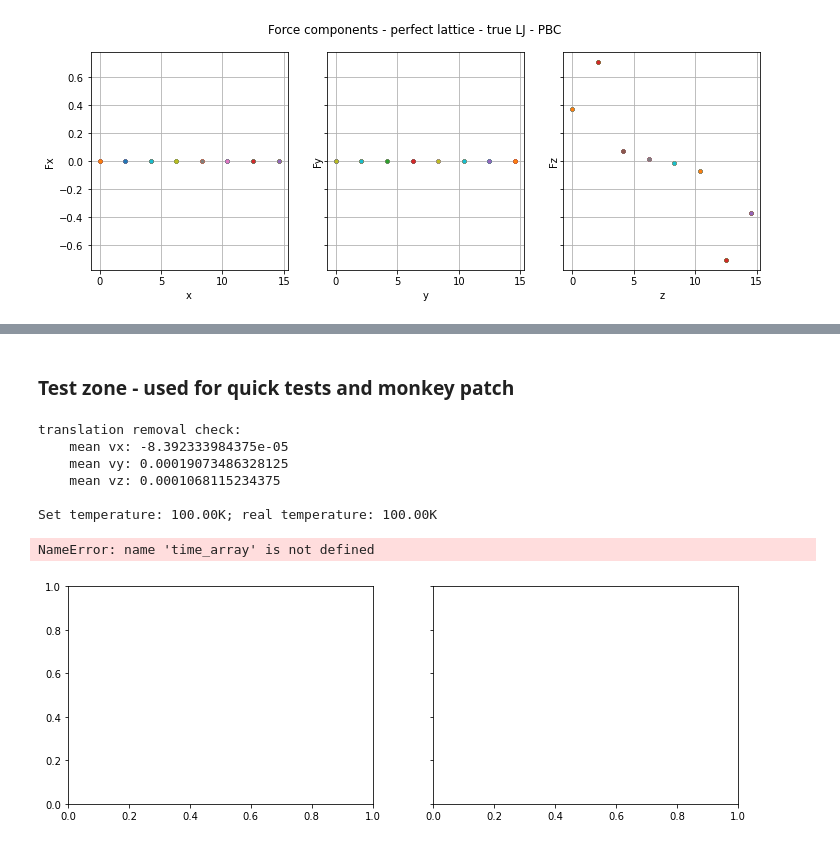
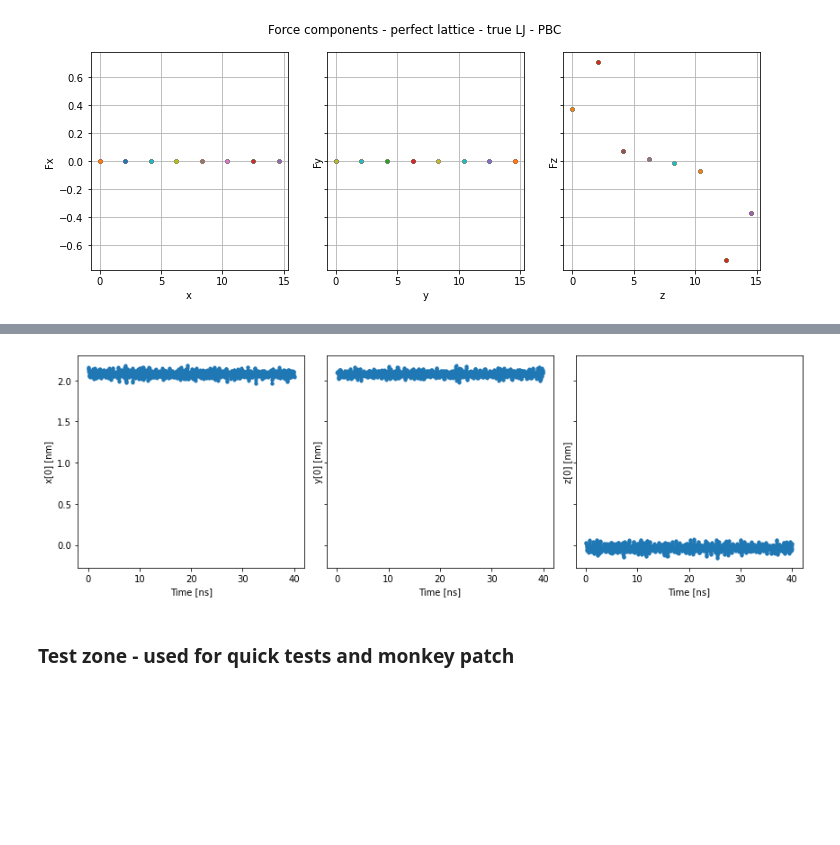
Before and after one commit to demetriomagatti/molecular_dynamics, a Jupyter notebook: molecular_dynamics.ipynb, the cells around one changed output, grey strips where cells are left out. Cells and saved outputs as stored; diff of their text form; code cells hidden in the pictures; blank space fills up the shorter version.

```diff
--- a/molecular_dynamics.ipynb
+++ b/molecular_dynamics.ipynb
@@ -168,2 +259,19 @@ Set temperature: 100.00K; real temperature: 100.00K
+# %%
+fig,axs = plt.subplots(1,3,sharey=True,figsize=(12,4))
+
+axs[0].plot(time_array*1e12,all_x[0],'.-')
+axs[1].plot(time_array*1e12,all_y[0],'.-')
+axs[2].plot(time_array*1e12,all_z[0],'.-')
+
+for ax in axs:
+    ax.set_xlabel('Time [ns]')
+
+axs[0].set_ylabel('x[0] [nm]')
+axs[1].set_ylabel('y[0] [nm]')
+axs[2].set_ylabel('z[0] [nm]')
+
+fig.tight_layout()
+# %% [output]
+[figure, added]
 # %% [markdown]
 ### Test zone - used for quick tests and monkey patch
@@ -175,24 +277,0 @@ T = 100
-# %%
-results = main.make_simulation(filename,T,timelength,timestep)
-time_array,all_x,all_y,all_z,Temp_array,energy_array = results
-# %% [output]
-translation removal check:
-    mean vx: -8.392333984375e-05
-    mean vy: 0.00019073486328125
-    mean vz: 0.0001068115234375
-
-Set temperature: 100.00K; real temperature: 100.00K
-# %%
-fig,axs = plt.subplots(1,2,sharey=True,figsize=(12,4))
-
-axs[0].plot(time_array*1e12,Temp_array,'.-')
-axs[1].plot(time_array*1e12,energy_array,'.-')
-
-for ax in axs:
-    ax.set_xlabel('Time [ns]')
-
-axs[0].set_ylabel('Temperature [K]')
-axs[1].set_ylabel('Temperature [eV]')
-# %% [output]
-NameError: name 'time_array' is not defined
-[figure, removed]
```
Also changed, not shown: parts of 21 cells of this notebook.
